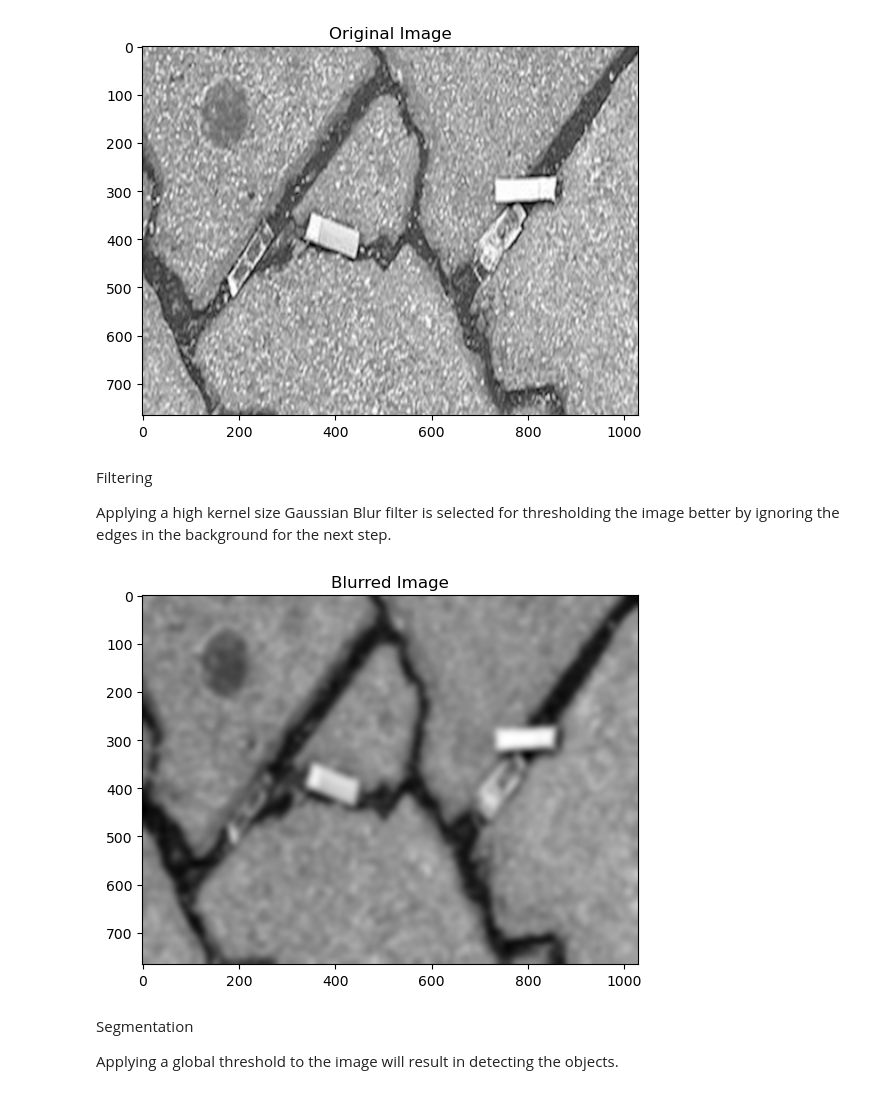
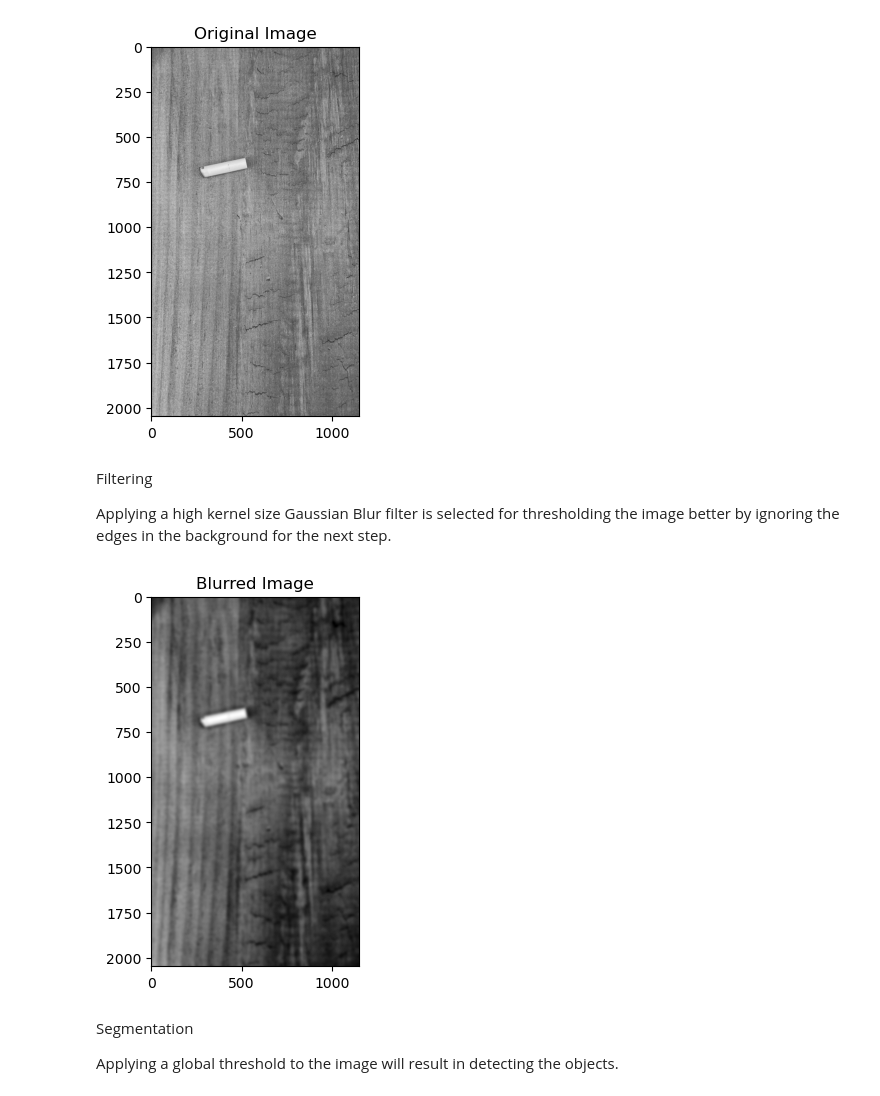
Before and after one commit to Pamirus/digital-image-processing, a Jupyter notebook: main.ipynb, the cells around one changed output. Saved outputs shown, nothing was run; the diff lists cells and outputs as text; code cells hidden in the pictures.

```diff
--- a/main.ipynb
+++ b/main.ipynb
@@ -1,17 +1,17 @@
 # %%
 import cv2
 import numpy as np
 import matplotlib.pyplot as plt
 
 # Load the image
-image = cv2.imread("photos/im7.pgm", 0)
+image = cv2.imread("photos/img1.pgm", 0)
 
 # Display the original image
 plt.imshow(image, cmap="gray")
 plt.title("Original Image")
 plt.show()
 # %% [output]
-[figure, old version]
+[figure, new version]
 # %% [markdown]
 Filtering
 
@@ -28,7 +28,7 @@ plt.imshow(blurredImage, cmap="gray")
 plt.title("Blurred Image")
 plt.show()
 # %% [output]
-[figure, old version]
+[figure, new version]
 # %% [markdown]
 Segmentation
 
```
Also changed, not shown: parts of 7 cells of this notebook, 21 other files.
